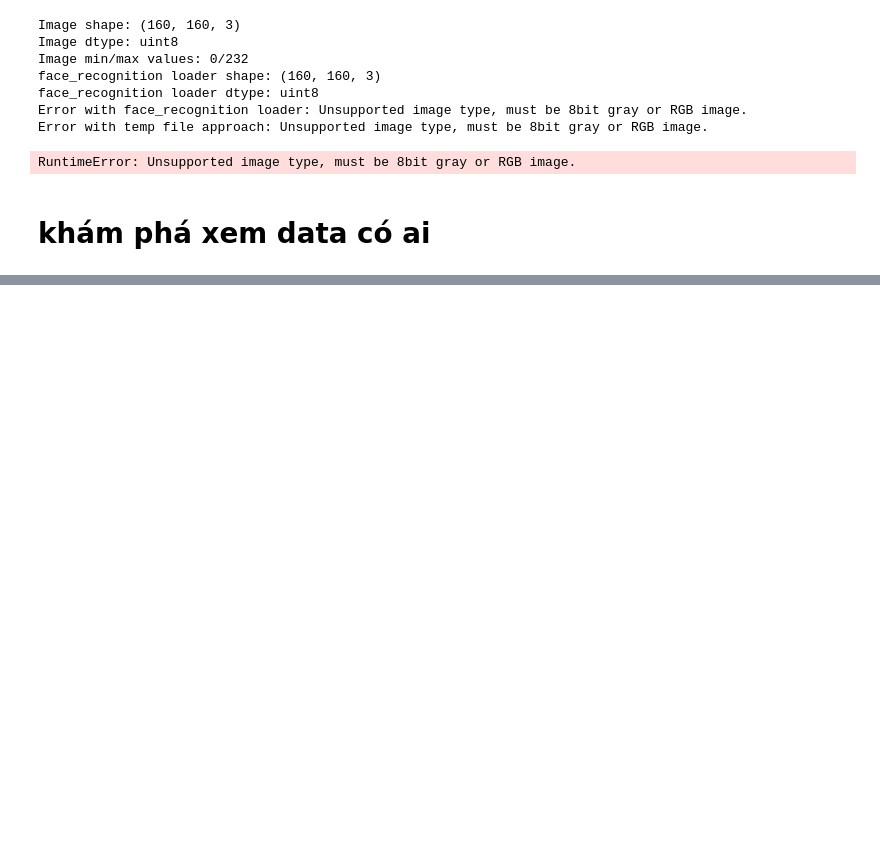
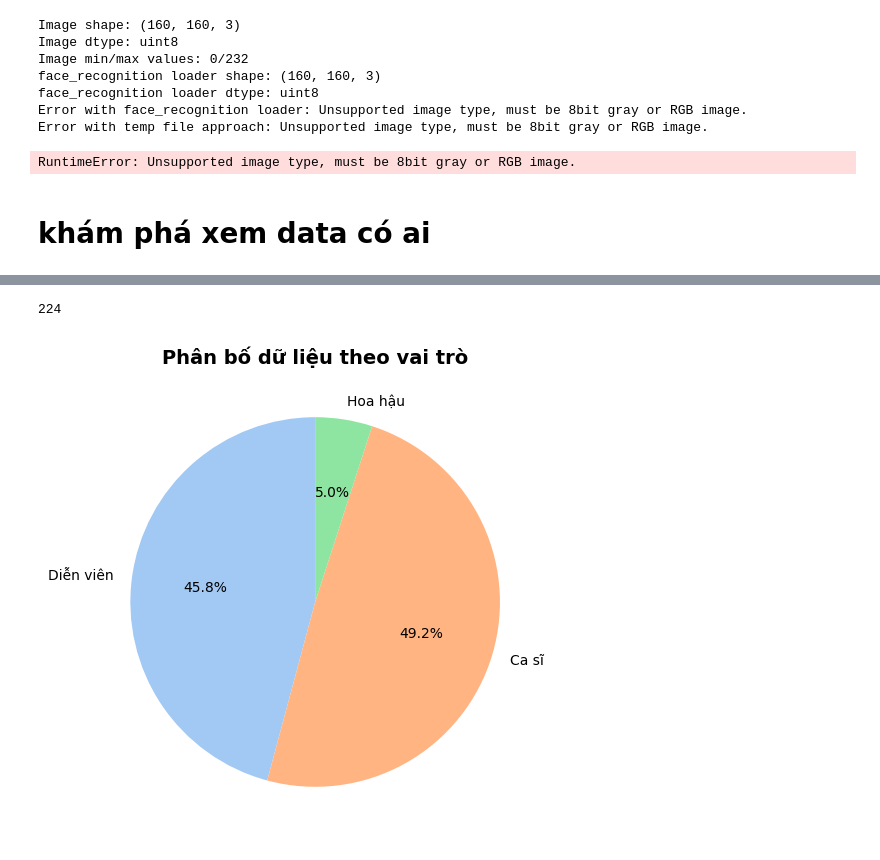
Before and after one commit to khgzuyhihi/dat-project, a Jupyter notebook: test.ipynb, the cells around one changed output, grey strips where cells are left out. Cells and saved outputs as stored; diff of their text form; code cells hidden in the pictures; blank space fills up the shorter version.

```diff
--- a/test.ipynb
+++ b/test.ipynb
@@ -147,0 +237,41 @@ True
+# %%
+len(df['label'].unique().tolist())
+# %% [output]
+224
+# %%
+import seaborn as sns
+
+# Extract main roles from the label column
+def extract_role(label):
+    label = unicodedata.normalize('NFC', label).lower()
+    if 'diễn viên' in label:
+        return 'Diễn viên'
+    elif 'ca sĩ' in label:
+        return 'Ca sĩ'
+    elif 'hoa hậu' in label:
+        return 'Hoa hậu'
+    else:
+        return 'Khác'
+
+df['role'] = df['label'].apply(extract_role)
+role_counts = df['role'].value_counts().reindex(['Diễn viên', 'Ca sĩ', 'Hoa hậu']).fillna(0)
+
+import matplotlib.pyplot as plt
+
+# Prepare data for seaborn
+role_counts_df = role_counts.reset_index()
+role_counts_df.columns = ['Role', 'Count']
+
+# Plot pie chart using matplotlib and seaborn
+plt.figure(figsize=(6, 6))
+plt.pie(
+    role_counts_df['Count'],
+    labels=role_counts_df['Role'],
+    autopct='%1.1f%%',
+    startangle=90,
+    colors=sns.color_palette('pastel')[0:len(role_counts_df)]
+)
+plt.title('Phân bố dữ liệu theo vai trò', weight='bold', fontsize=14)
+plt.show()
+# %% [output]
+[figure, added]
```
Also changed, not shown: parts of 13 cells of this notebook, 20 other files.
